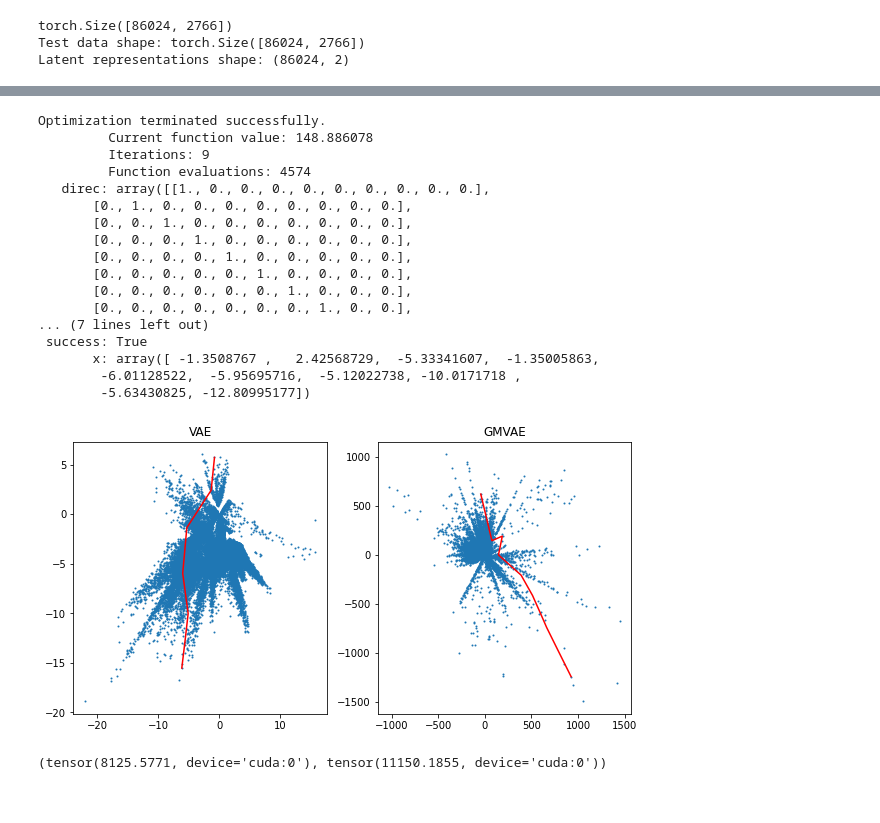
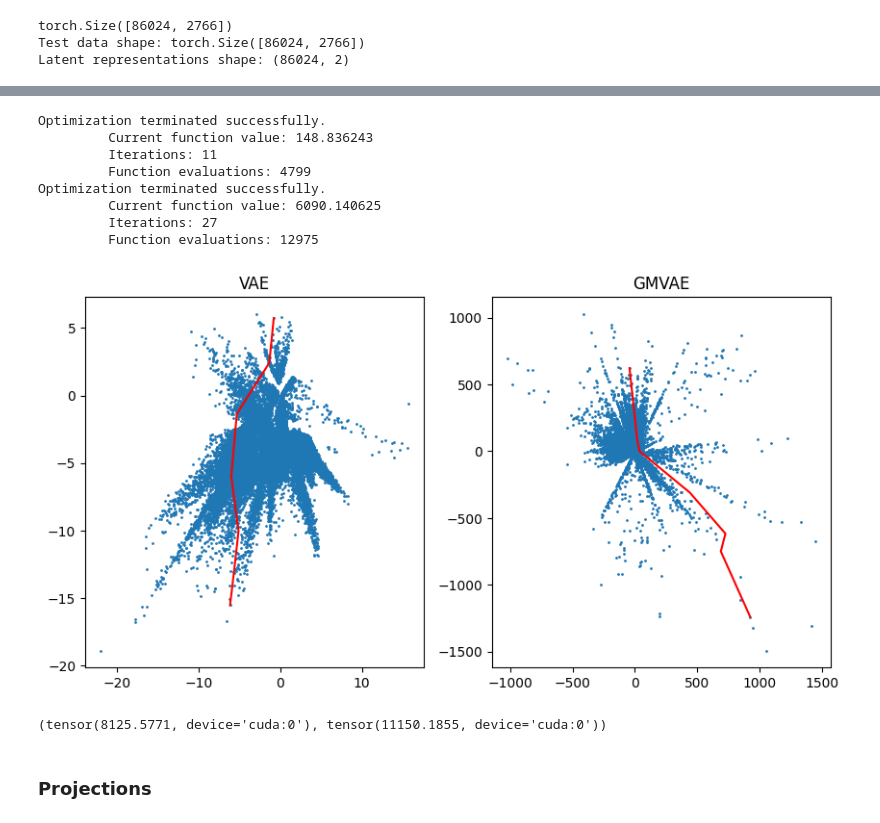
Before and after one commit to yhsure/cells, a Jupyter notebook: geodesics.ipynb, the cells around one changed output, grey strips where cells are left out. Cells and saved outputs as stored; diff of their text form; code cells hidden in the pictures.

Commit message:
Add support for minimzation methods and args

```diff
--- a/geodesics.ipynb
+++ b/geodesics.ipynb
@@ -101,52 +101,49 @@ plt.show()
 # ---------------------------------------------------------
 
 # lambda function which takes x and returns torch.tensor(x):
 # t = lambda x: torch.tensor(x)
 
 # # get the latent space coordinates of the two points
 # i1, i2 = 0, 1500
 # p1_vae = t(vae_latent[i1:i1+1])
 # p2_vae = t(vae_latent[i2:i2+1])
 
 # p1_gm = t(gm_latent[i1:i1+1])
 # p2_gm = t(gm_latent[i2:i2+1])
 
 vae_p1, vae_p2, gm_p1, gm_p2 = vae_p1.to(dev), vae_p2.to(dev), gm_p1.to(dev), gm_p2.to(dev)
 
+# def compute_geodesic(z1, z2, pretrained_model, get_Riemannian_metric, num_discretization=100,
+# method="powell", options={"maxiter":1000, "disp":True}, loss_scale=10000, tol=1e-8, verb=False, dev=f"cuda:{0}"):
+
 # compute the geodesic
-curve_vae = geo.compute_geodesic(vae_p1, vae_p2, vae.decode, get_Riemannian_metric, 7, dev).to("cpu")
-# curve_gm = geo.compute_geodesic(gm_p1, gm_p2, gm.decode, get_Riemannian_metric, 10, dev).to("cpu")
+curve_vae = geo.compute_geodesic(vae_p1, vae_p2, vae.decode, get_Riemannian_metric, 7,
+                "powell", options={"maxiter":500, "disp":True}, dev=dev).to("cpu")
+curve_gm = geo.compute_geodesic(gm_p1, gm_p2, gm.decode, get_Riemannian_metric, 7,
+                "powell", options={"maxiter":500, "disp":True}, dev=dev).to("cpu")
+
 
 # plot the geodesic
 plt.figure(figsize=(10, 5))
 plt.subplot(1, 2, 1)
 plt.scatter(vae_latent[:, 0], vae_latent[:, 1], s=1)
 plt.plot(curve_vae[:, 0], curve_vae[:, 1], c="r")
 plt.title("VAE")
 plt.subplot(1, 2, 2)
 plt.scatter(gm_latent[:, 0], gm_latent[:, 1], s=1)
 plt.plot(curve_gm[:, 0], curve_gm[:, 1], c="r")
 plt.title("GMVAE")
 plt.show()
 # %% [output]
 Optimization terminated successfully.
-         Current function value: 148.886078
-         Iterations: 9
-         Function evaluations: 4574
-   direc: array([[1., 0., 0., 0., 0., 0., 0., 0., 0., 0.],
-       [0., 1., 0., 0., 0., 0., 0., 0., 0., 0.],
-       [0., 0., 1., 0., 0., 0., 0., 0., 0., 0.],
-       [0., 0., 0., 1., 0., 0., 0., 0., 0., 0.],
-       [0., 0., 0., 0., 1., 0., 0., 0., 0., 0.],
-       [0., 0., 0., 0., 0., 1., 0., 0., 0., 0.],
-       [0., 0., 0., 0., 0., 0., 1., 0., 0., 0.],
-       [0., 0., 0., 0., 0., 0., 0., 1., 0., 0.],
-... (7 lines left out)
- success: True
-       x: array([ -1.3508767 ,   2.42568729,  -5.33341607,  -1.35005863,
-        -6.01128522,  -5.95695716,  -5.12022738, -10.0171718 ,
-        -5.63430825, -12.80995177])
+         Current function value: 148.836243
+         Iterations: 11
+         Function evaluations: 4799
+Optimization terminated successfully.
+         Current function value: 6090.140625
+         Iterations: 27
+         Function evaluations: 12975
-[figure, old version]
+[figure, new version]
 # %%
 len1 = geo.compute_length_of_curve(curve_gm.to(dev), gm.decode, get_Riemannian_metric)
 
@@ -156,6 +153,8 @@ len2 = geo.compute_length_of_curve(gm_linear.to(dev), gm.decode, get_Riemannian_
 len1, len2
 # %% [output]
 (tensor(8125.5771, device='cuda:0'), tensor(11150.1855, device='cuda:0'))
+# %% [markdown]
+### Projections
 # %%
 asd
 # do a kernel PCA on the latent space of the GMVAE
```
Also changed, not shown: parts of 13 cells of this notebook, 1 other file.
